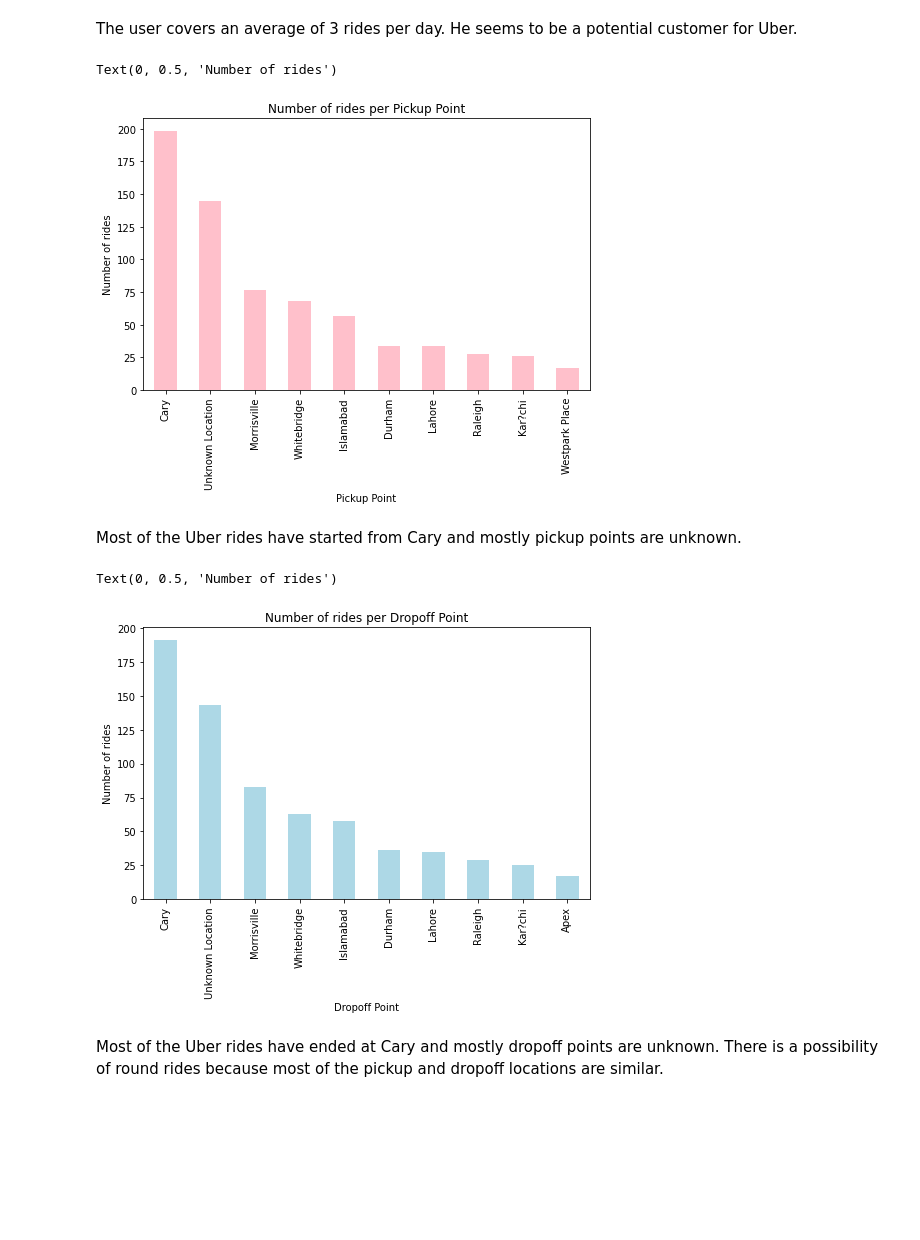
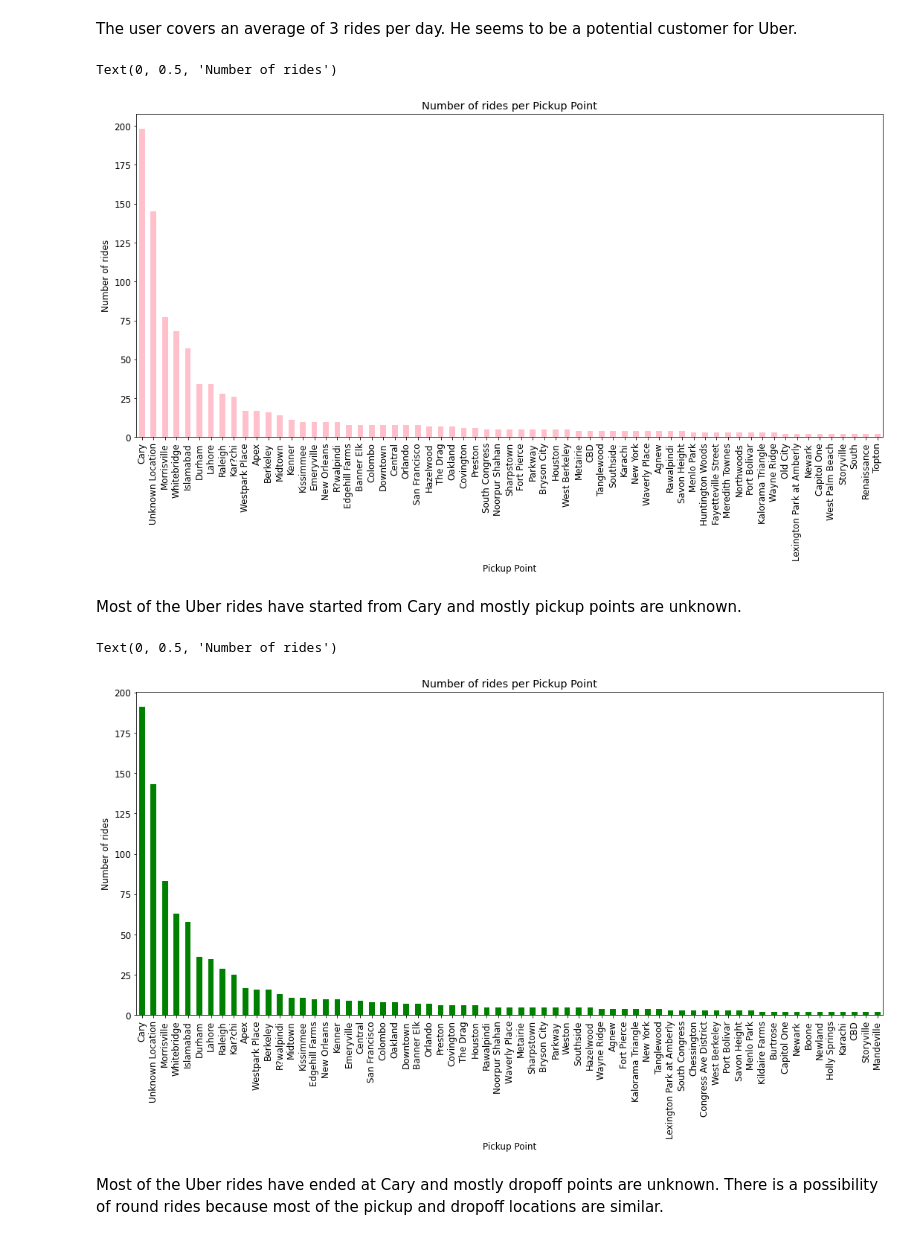
Before and after one commit to NikkiMittal/Uber-Trips-Exploratory-Data-Analysis, a Jupyter notebook: Uber Rides EDA using Python.ipynb, the cells around one changed output. Cells and saved outputs as stored; diff of their text form; code cells hidden in the pictures; blank space fills up the shorter version.

```diff
--- a/Uber Rides EDA using Python.ipynb
+++ b/Uber Rides EDA using Python.ipynb
@@ -502,25 +502,27 @@ The user covers an average of 3 rides per day. He seems to be a potential custom
 # %%
 #Checking the most common pickup points of the Uber rides:
 
-data2.Start_Point.value_counts().nlargest(10).plot(kind='bar', figsize=(8,5),color=['pink'])
+a = data2.Start_Point.value_counts().nlargest(65)
+a.plot(kind='bar', figsize=(18,8),color=['pink'])
 plt.title('Number of rides per Pickup Point')
 plt.xlabel('Pickup Point')
 plt.ylabel('Number of rides')
 # %% [output]
 Text(0, 0.5, 'Number of rides')
-[figure, old version]
+[figure, new version]
 # %% [markdown]
 Most of the Uber rides have started from Cary and mostly pickup points are unknown.
 # %%
-#Checking the most common dropoff locations of the Uber rides:
+#Checking the most common dropoff points of the Uber rides:
 
-data2.Stop_Point.value_counts().nlargest(10).plot(kind='bar', figsize=(8,5),color=['lightblue'])
-plt.title('Number of rides per Dropoff Point')
-plt.xlabel('Dropoff Point')
+b = data2.Stop_Point.value_counts().nlargest(65)
+b.plot(kind='bar', figsize=(18,8),color=['green'])
+plt.title('Number of rides per Pickup Point')
+plt.xlabel('Pickup Point')
 plt.ylabel('Number of rides')
 # %% [output]
 Text(0, 0.5, 'Number of rides')
-[figure, old version]
+[figure, new version]
 # %% [markdown]
 Most of the Uber rides have ended at Cary and mostly dropoff points are unknown. There is a possibility of round rides because most of the pickup and dropoff locations are similar.
 # %%
```
